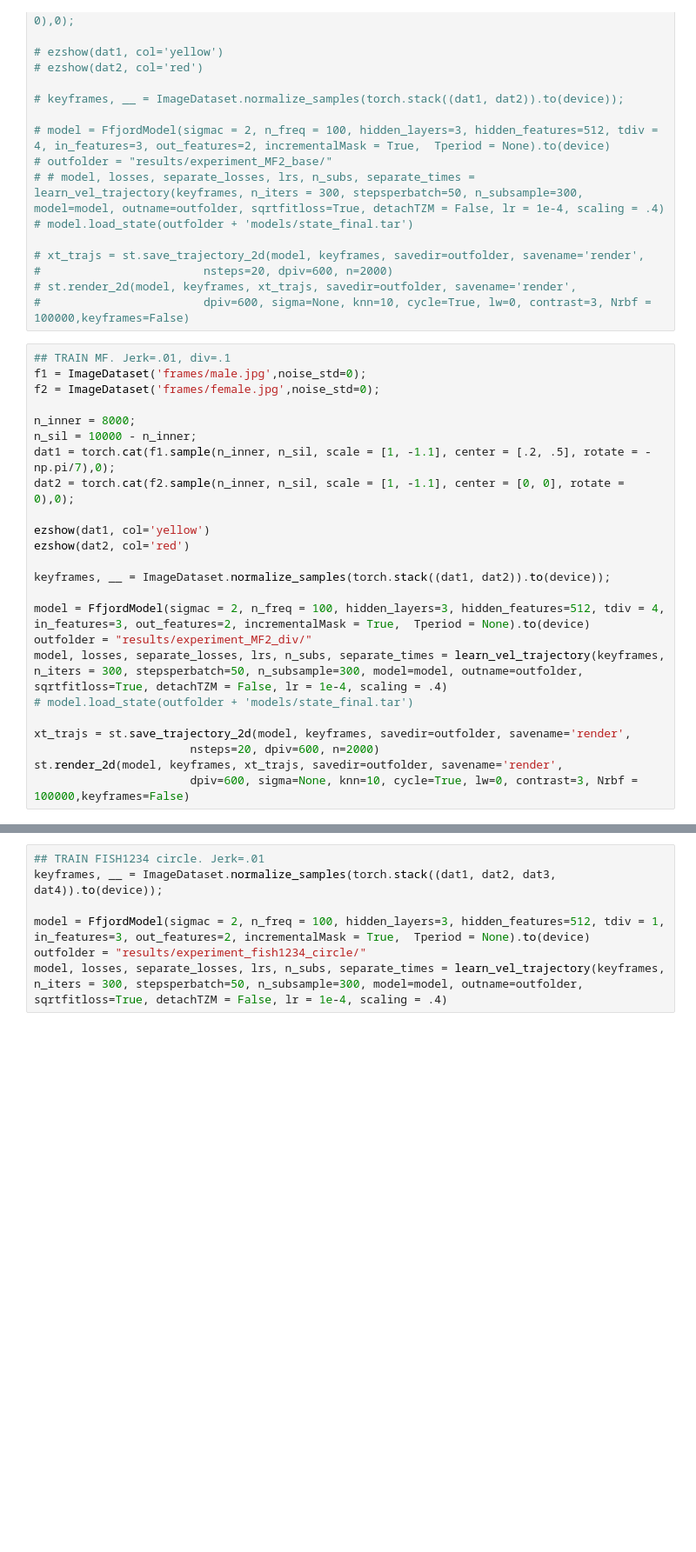
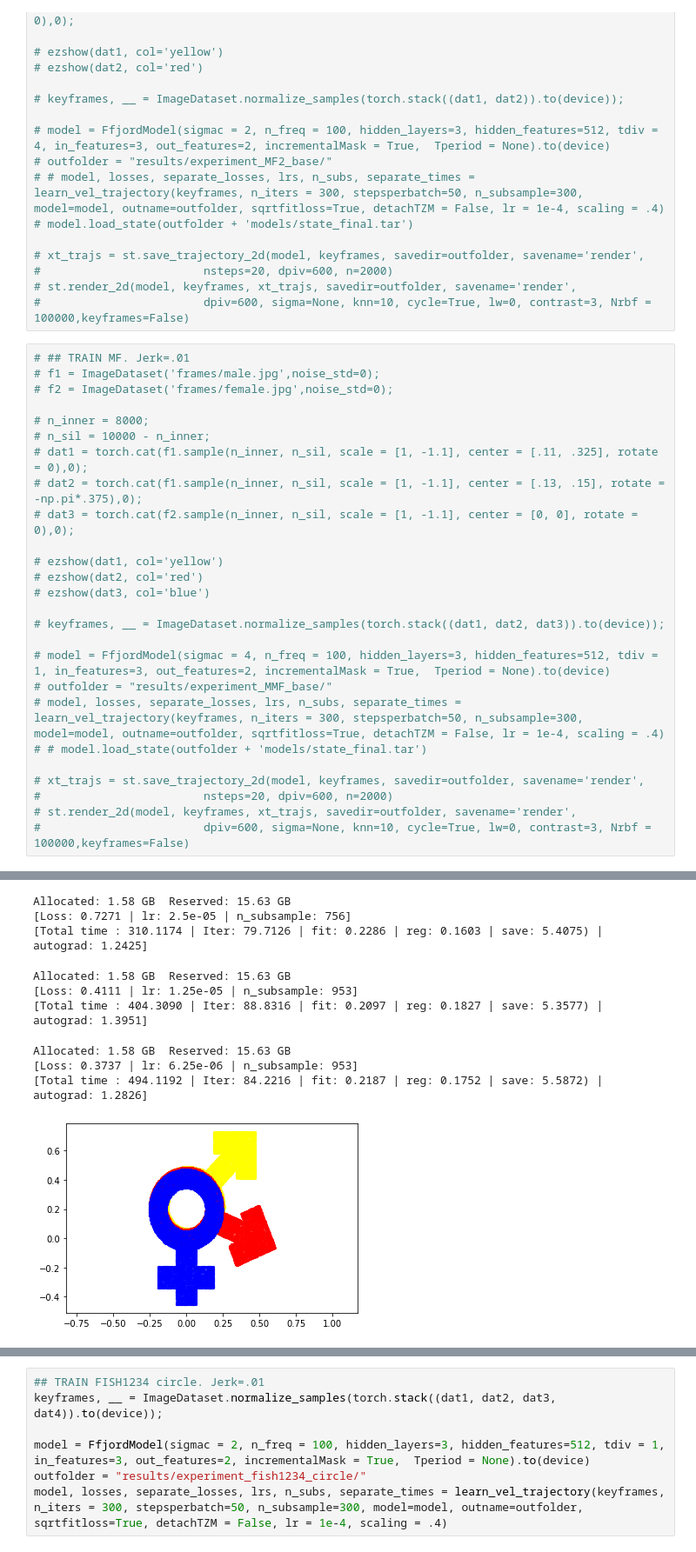
Before and after one commit to pzpzpzp1/wassflow, a Jupyter notebook: cnf-sinkhorn-demo.ipynb, the cells around one changed output, grey strips where cells are left out. Shown: that part at 87% size. Drawn from its saved outputs; the diff is of its cells as text; blank space fills up the shorter version.

```diff
--- a/cnf-sinkhorn-demo.ipynb
+++ b/cnf-sinkhorn-demo.ipynb
@@ -298,27 +464,29 @@ CalledProcessError: Command '['ffmpeg', '-f', 'rawvideo', '-vcodec', 'rawvideo',
 # st.render_2d(model, keyframes, xt_trajs, savedir=outfolder, savename='render',
 #                        dpiv=600, sigma=None, knn=10, cycle=True, lw=0, contrast=3, Nrbf = 100000,keyframes=False)
 # %%
-## TRAIN MF. Jerk=.01, div=.1
-f1 = ImageDataset('frames/male.jpg',noise_std=0);
-f2 = ImageDataset('frames/female.jpg',noise_std=0);
+# ## TRAIN MF. Jerk=.01
+# f1 = ImageDataset('frames/male.jpg',noise_std=0);
+# f2 = ImageDataset('frames/female.jpg',noise_std=0);
 
-n_inner = 8000;
-n_sil = 10000 - n_inner;
-dat1 = torch.cat(f1.sample(n_inner, n_sil, scale = [1, -1.1], center = [.2, .5], rotate = -np.pi/7),0);
-dat2 = torch.cat(f2.sample(n_inner, n_sil, scale = [1, -1.1], center = [0, 0], rotate = 0),0);
+# n_inner = 8000;
+# n_sil = 10000 - n_inner;
+# dat1 = torch.cat(f1.sample(n_inner, n_sil, scale = [1, -1.1], center = [.11, .325], rotate = 0),0);
+# dat2 = torch.cat(f1.sample(n_inner, n_sil, scale = [1, -1.1], center = [.13, .15], rotate = -np.pi*.375),0);
+# dat3 = torch.cat(f2.sample(n_inner, n_sil, scale = [1, -1.1], center = [0, 0], rotate = 0),0);
 
-ezshow(dat1, col='yellow')
-ezshow(dat2, col='red')
+# ezshow(dat1, col='yellow')
+# ezshow(dat2, col='red')
+# ezshow(dat3, col='blue')
 
-keyframes, __ = ImageDataset.normalize_samples(torch.stack((dat1, dat2)).to(device));
+# keyframes, __ = ImageDataset.normalize_samples(torch.stack((dat1, dat2, dat3)).to(device));
 
-model = FfjordModel(sigmac = 2, n_freq = 100, hidden_layers=3, hidden_features=512, tdiv = 4, in_features=3, out_features=2, incrementalMask = True,  Tperiod = None).to(device)
-outfolder = "results/experiment_MF2_div/"
-model, losses, separate_losses, lrs, n_subs, separate_times = learn_vel_trajectory(keyframes, n_iters = 300, stepsperbatch=50, n_subsample=300, model=model, outname=outfolder, sqrtfitloss=True, detachTZM = False, lr = 1e-4, scaling = .4)
-# model.load_state(outfolder + 'models/state_final.tar')
+# model = FfjordModel(sigmac = 4, n_freq = 100, hidden_layers=3, hidden_features=512, tdiv = 1, in_features=3, out_features=2, incrementalMask = True,  Tperiod = None).to(device)
+# outfolder = "results/experiment_MMF_base/"
+# model, losses, separate_losses, lrs, n_subs, separate_times = learn_vel_trajectory(keyframes, n_iters = 300, stepsperbatch=50, n_subsample=300, model=model, outname=outfolder, sqrtfitloss=True, detachTZM = False, lr = 1e-4, scaling = .4)
+# # model.load_state(outfolder + 'models/state_final.tar')
 
-xt_trajs = st.save_trajectory_2d(model, keyframes, savedir=outfolder, savename='render',
-                       nsteps=20, dpiv=600, n=2000)
-st.render_2d(model, keyframes, xt_trajs, savedir=outfolder, savename='render',
-                       dpiv=600, sigma=None, knn=10, cycle=True, lw=0, contrast=3, Nrbf = 100000,keyframes=False)
+# xt_trajs = st.save_trajectory_2d(model, keyframes, savedir=outfolder, savename='render',
+#                        nsteps=20, dpiv=600, n=2000)
+# st.render_2d(model, keyframes, xt_trajs, savedir=outfolder, savename='render',
+#                        dpiv=600, sigma=None, knn=10, cycle=True, lw=0, contrast=3, Nrbf = 100000,keyframes=False)
 # %% [output]
@@ -327,0 +505,10 @@ Allocated: 1.58 GB  Reserved: 15.63 GB
+Allocated: 1.58 GB  Reserved: 15.63 GB
+[Loss: 0.7271 | lr: 2.5e-05 | n_subsample: 756]
+[Total time : 310.1174 | Iter: 79.7126 | fit: 0.2286 | reg: 0.1603 | save: 5.4075) | autograd: 1.2425]
+Allocated: 1.58 GB  Reserved: 15.63 GB
+[Loss: 0.4111 | lr: 1.25e-05 | n_subsample: 953]
+[Total time : 404.3090 | Iter: 88.8316 | fit: 0.2097 | reg: 0.1827 | save: 5.3577) | autograd: 1.3951]
+Allocated: 1.58 GB  Reserved: 15.63 GB
+[Loss: 0.3737 | lr: 6.25e-06 | n_subsample: 953]
+[Total time : 494.1192 | Iter: 84.2216 | fit: 0.2187 | reg: 0.1752 | save: 5.5872) | autograd: 1.2826]
+[figure, added]
```
Also changed, not shown: parts of 9 cells of this notebook, 6 other files.
